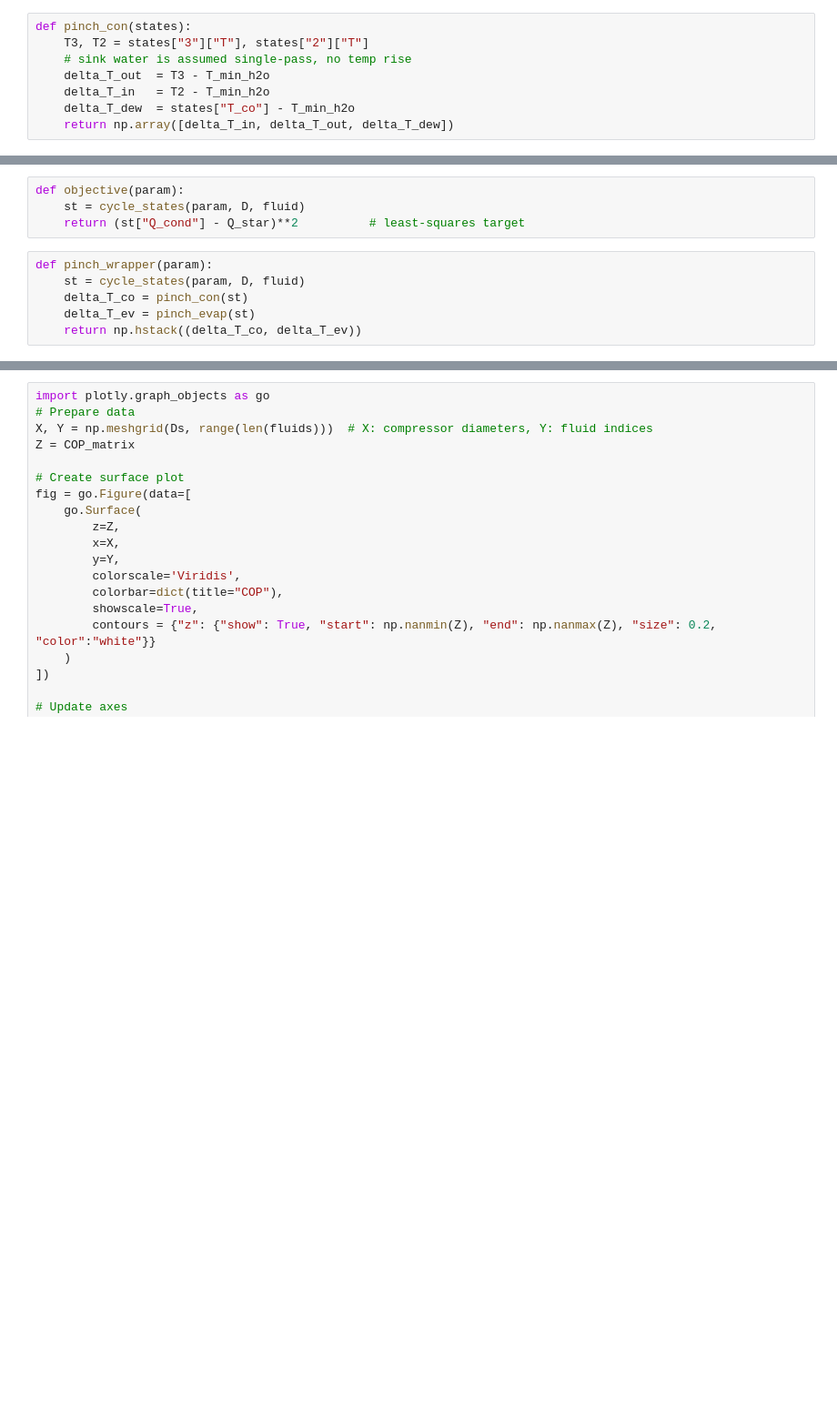
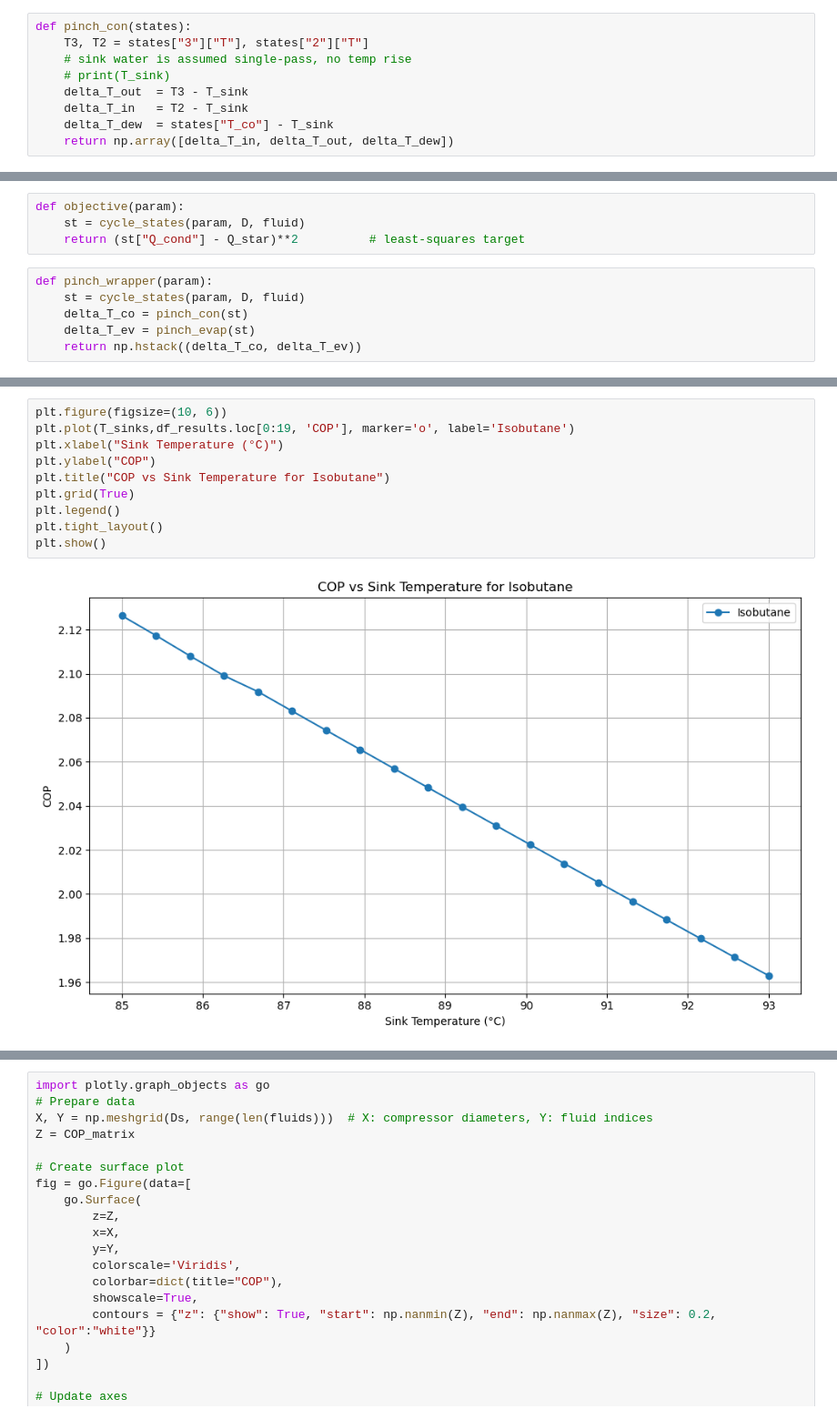
Before and after one commit to kcurumi/SHCT, a Jupyter notebook: Project2.ipynb, the cells around one changed output, grey strips where cells are left out. Shown at 91% size. Drawn from its saved outputs; the diff is of its cells as text; blank space fills up the shorter version.

```diff
--- a/Project2.ipynb
+++ b/Project2.ipynb
@@ -461,9 +410,10 @@ def cycle_states (param, D, fluid):
 def pinch_con(states):
     T3, T2 = states["3"]["T"], states["2"]["T"]
     # sink water is assumed single-pass, no temp rise
-    delta_T_out  = T3 - T_min_h2o
-    delta_T_in   = T2 - T_min_h2o
-    delta_T_dew  = states["T_co"] - T_min_h2o
+    # print(T_sink)
+    delta_T_out  = T3 - T_sink
+    delta_T_in   = T2 - T_sink
+    delta_T_dew  = states["T_co"] - T_sink
     return np.array([delta_T_in, delta_T_out, delta_T_dew])
 # %%
 def pinch_evap(states):
@@ -571,3 +522,15 @@ Running cycle with D=50 mm, fluid=Isobutane
+# %%
+plt.figure(figsize=(10, 6))
+plt.plot(T_sinks,df_results.loc[0:19, 'COP'], marker='o', label='Isobutane')
+plt.xlabel("Sink Temperature (°C)")
+plt.ylabel("COP")
+plt.title("COP vs Sink Temperature for Isobutane")
+plt.grid(True)
+plt.legend()
+plt.tight_layout()
+plt.show()
+# %% [output]
+[figure, added]
 # %%
 
 
```
Also changed, not shown: parts of 14 cells of this notebook.
